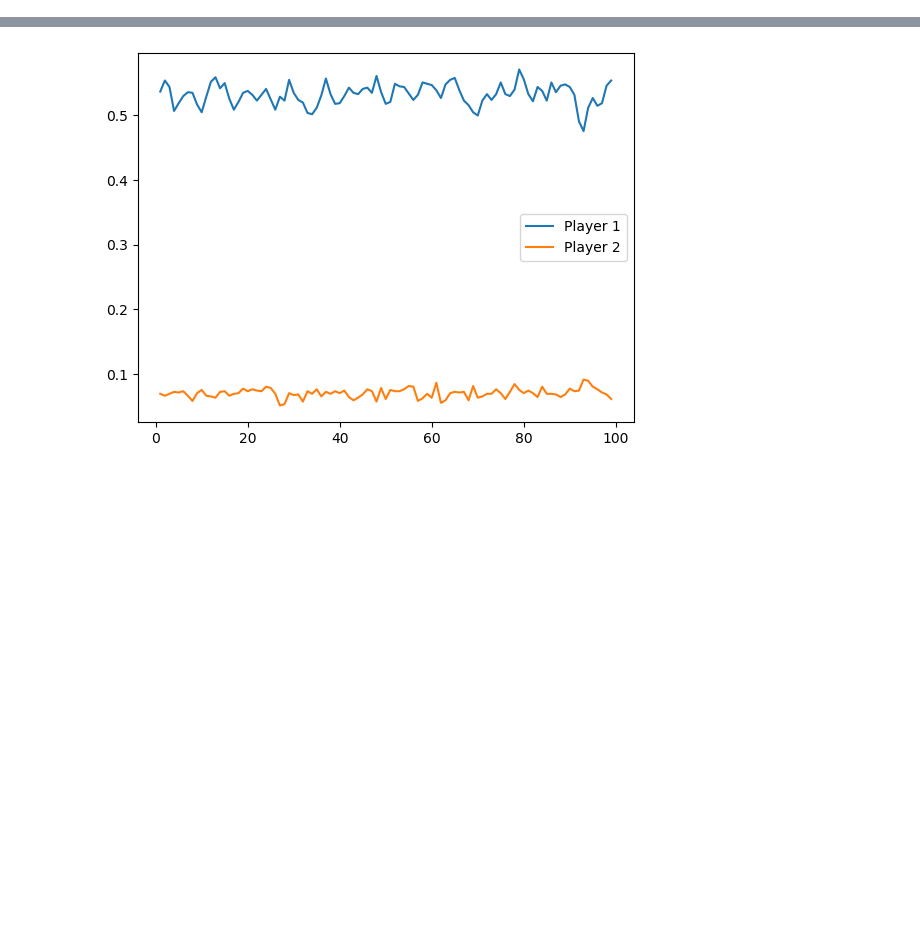
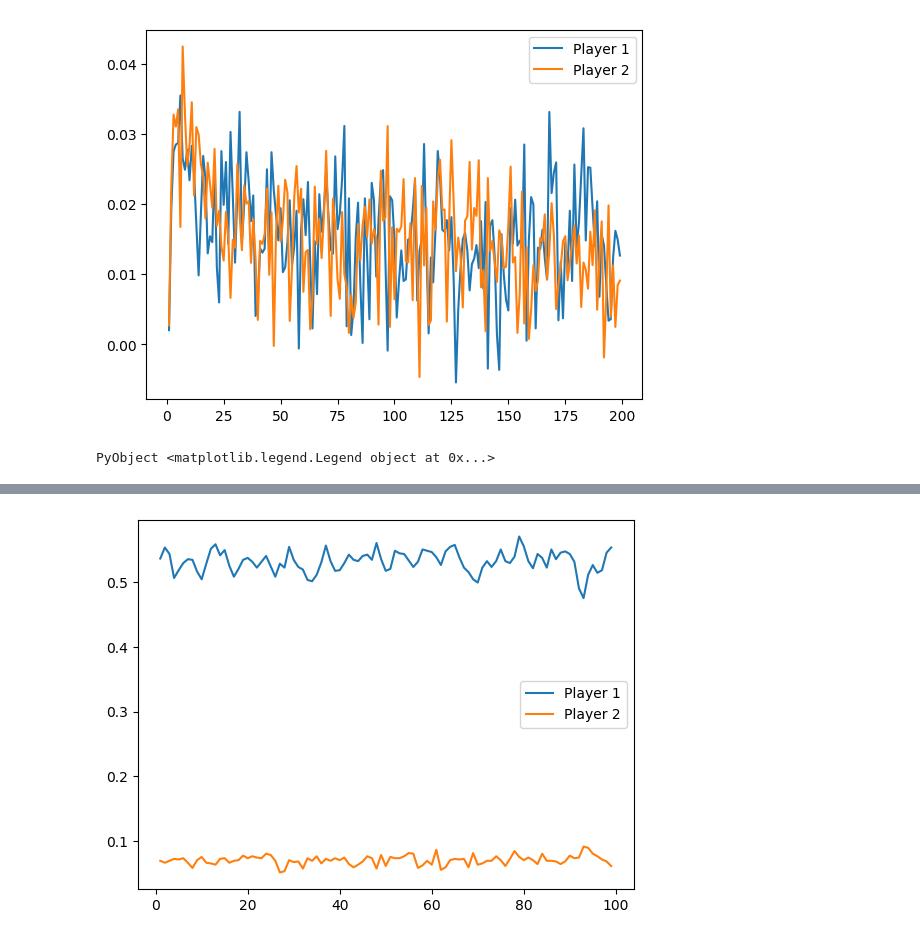
Before and after one commit to ericschulman/sandbox, a Jupyter notebook: 3_4/test_1.ipynb, the cells around one changed output, grey strips where cells are left out. Cells and saved outputs as stored; diff of their text form; code cells hidden in the pictures; blank space fills up the shorter version.

```diff
--- a/3_4/test_1.ipynb
+++ b/3_4/test_1.ipynb
@@ -53,3 +58,37 @@ print(priors)
+# %%
+#different lag
+
+l = 1
+N =1000
+T= 200
+
+#player, action 1, action 2
+payoffs = [ [3 0 ; 0 1], [1 0 ; 0 3] ]
+
+#player, action (not yours)
+priors = [2 0 ; 0 2]
+
+data= zeros(N,T,2)
+
+for i=1:N
+   data[i,:,:] = simulate_game(payoffs,priors;T=T)
+end
+
+
+corr1 = zeros(T-l)
+corr2 = zeros(T-l)
+for t=1:(T-l)
+    corr1[t] =sum(data[:,t,2].*data[:,t+l,1])/N - sum(data[:,t,2])*sum(data[:,t+l,1])/(N*N)
+    corr2[t] =sum(data[:,t,1].*data[:,t+l,2])/N - sum(data[:,t,1])*sum(data[:,t+l,2])/(N*N)
+end
+
+
+plot(collect(1:T-l),corr1, label="Player 1")
+plot(collect(1:T-l),corr2, label="Player 2")
+legend()
+# %% [output]
+[figure, added]
+PyObject <matplotlib.legend.Legend object at 0x...>
 # %%
 N =1000
 T= 100
```
Also changed, not shown: parts of 3 cells of this notebook, 2 other files.
